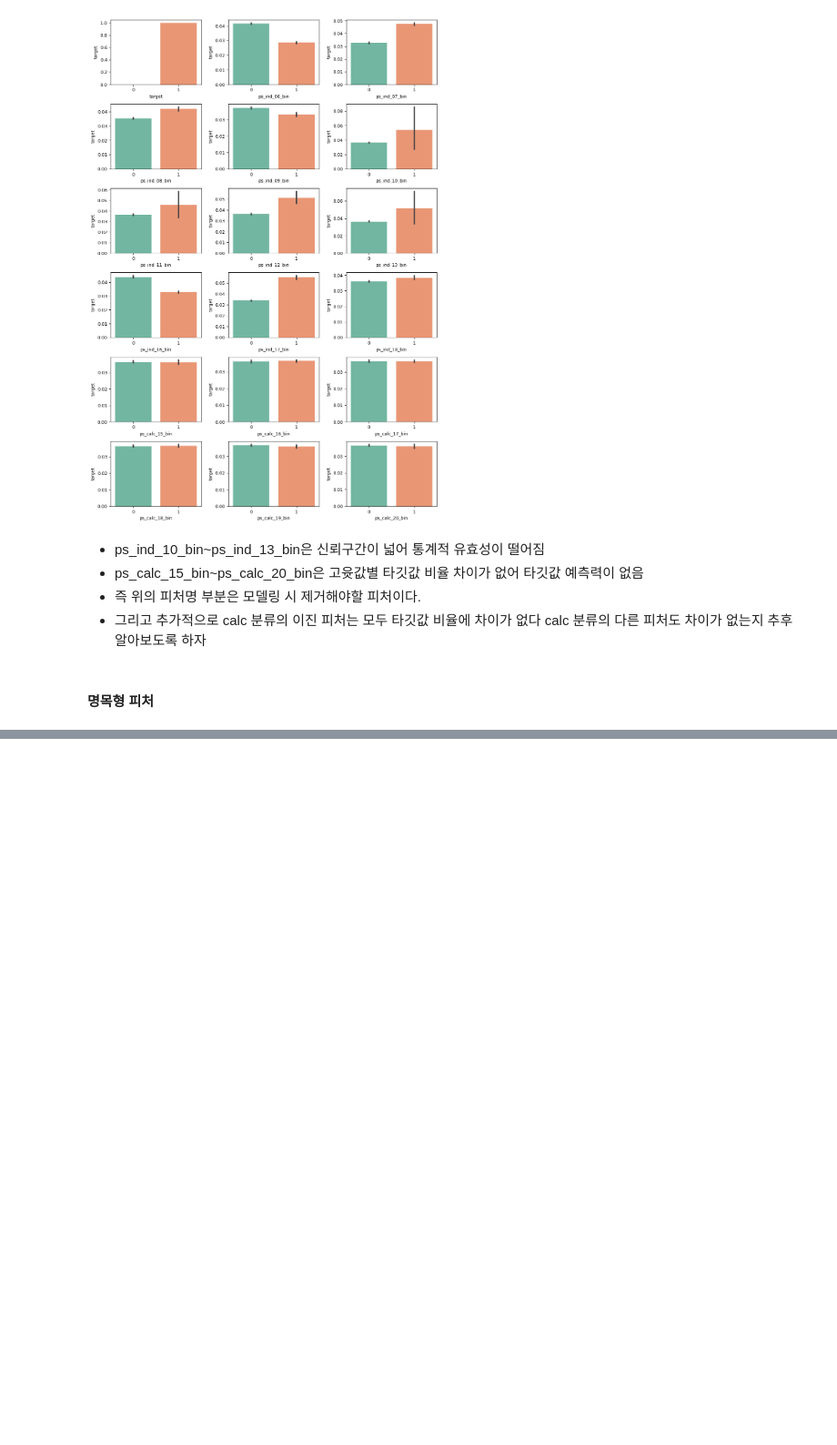
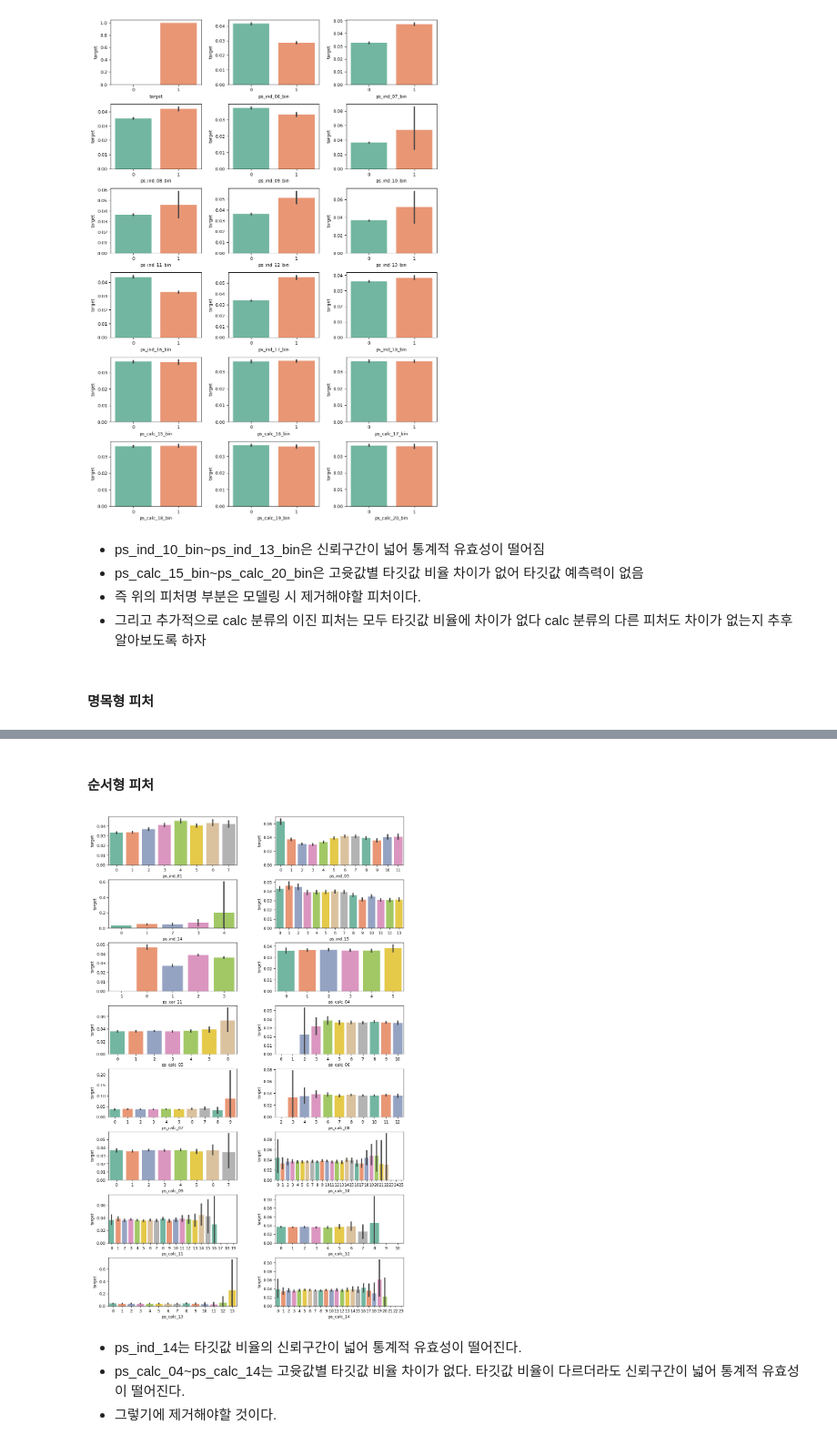
Before and after one commit to jx-dohwan/ML_Project_Collection, a Jupyter notebook: 안전운전자예측.ipynb, the cells around one changed output, grey strips where cells are left out. Shown: that part at 91% size. Cells and saved outputs as stored; diff of their text form; code cells hidden in the pictures; blank space fills up the shorter version.

```diff
--- a/안전운전자예측.ipynb
+++ b/안전운전자예측.ipynb
@@ -230,0 +248,12 @@ plot_target_ratio_by_features(train, nom_features, 7 ,2 )
+# %% [markdown]
+#### 순서형 피처
+# %%
+ord_features = summary[summary['데이터 종류'] == '순서형'].index
+
+plot_target_ratio_by_features(train, ord_features, 8, 2, (12,20))
+# %% [output]
+[figure, added]
+# %% [markdown]
+- ps_ind_14는 타깃값 비율의 신뢰구간이 넓어 통계적 유효성이 떨어진다.
+- ps_calc_04~ps_calc_14는 고윳값별 타깃값 비율 차이가 없다. 타깃값 비율이 다르더라도 신뢰구간이 넓어 통계적 유효성이 떨어진다.
+- 그렇기에 제거해야할 것이다.
```
Also changed, not shown: parts of 66 cells of this notebook.
